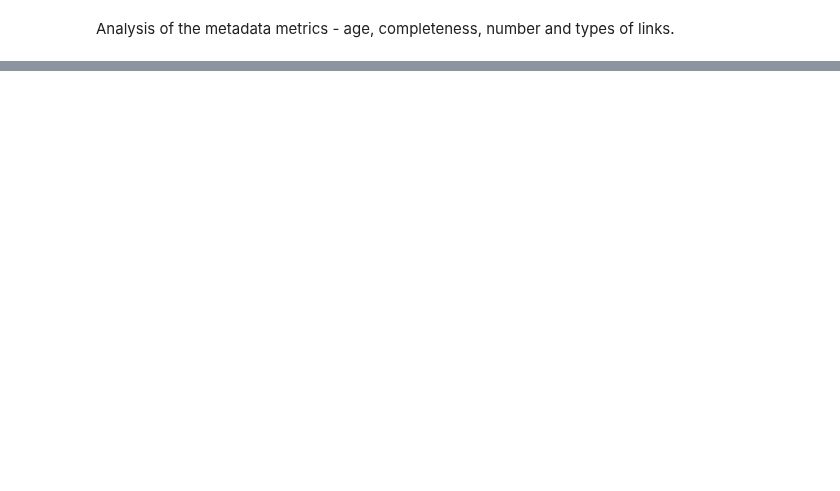
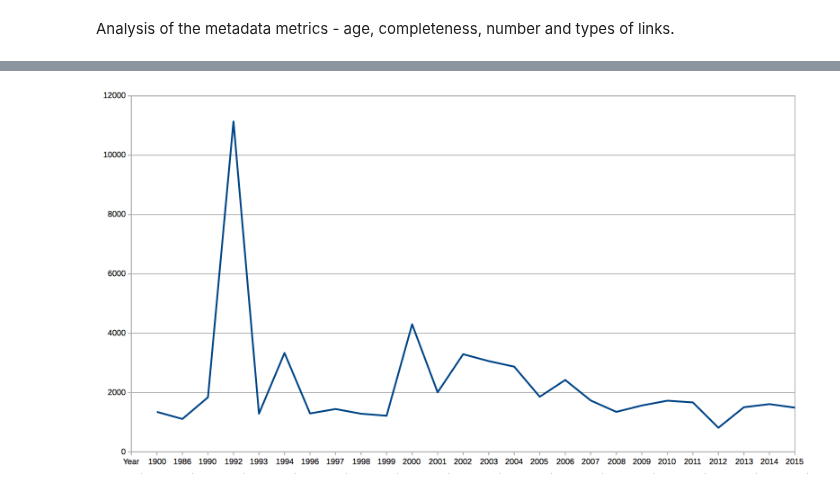
Before and after one commit to b-cube/Response-Identification-Info, a Jupyter notebook: notebooks/Analysis - Metadata Metrics.ipynb, the cells around one changed output, grey strips where cells are left out. Cells and saved outputs as stored; diff of their text form; code cells hidden in the pictures; blank space fills up the shorter version.

```diff
--- a/notebooks/Analysis - Metadata Metrics.ipynb
+++ b/notebooks/Analysis - Metadata Metrics.ipynb
@@ -20,0 +39,9 @@ df[:10]
+# %%
+from IPython.display import Image
+Image(filename='screenshots/iso_bow_year.png')
+
+# the image from libreoffice
+
+# ISO tokens over time
+# %% [output]
+[figure, added]
```
Also changed, not shown: parts of 5 cells of this notebook, 6 other files.
